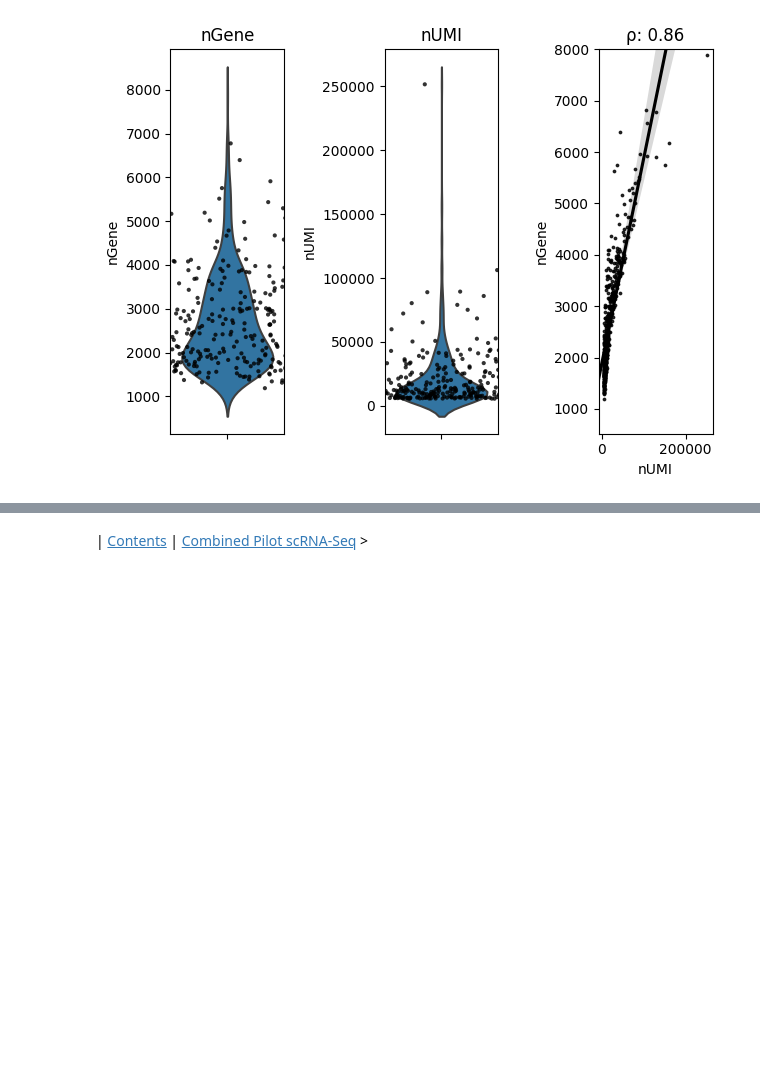
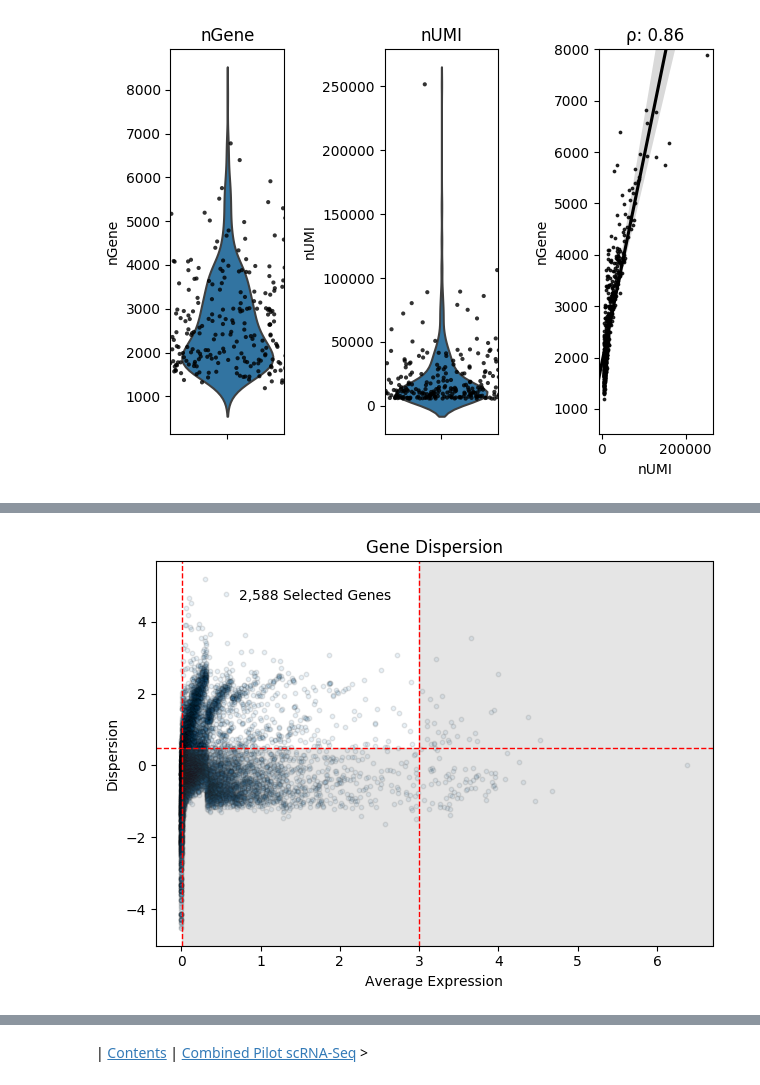
Before and after one commit to jfear/larval_gonad, a Jupyter notebook: docs/01.00-testis_pilot_scRNAseq_analysis.ipynb, the cells around one changed output, grey strips where cells are left out. Cells and saved outputs as stored; diff of their text form; code cells hidden in the pictures; blank space fills up the shorter version.

```diff
--- a/docs/01.00-testis_pilot_scRNAseq_analysis.ipynb
+++ b/docs/01.00-testis_pilot_scRNAseq_analysis.ipynb
@@ -375,0 +111,3 @@ print('yes')
+# %%
+%%R
+testis = FilterCells(object=testis, subset.names=c("nGene"), low.thresholds=c(200), high.thresholds=c(6000))
@@ -375,0 +161,52 @@ print('yes')
+# %%
+%%R -o dispersion
+### Detection of variable genes across the single cells
+testis = FindVariableGenes(object=testis, mean.function=ExpMean, dispersion.function=LogVMR, do.plot=FALSE,
+                           x.low.cutoff=0.01,
+                           x.high.cutoff=3,
+                           y.cutoff=0.5,
+                           y.high.cutoff=Inf
+                          )
+
+dispersion = as.data.frame(as.matrix(testis@hvg.info))
+
+write.table(dispersion,
+            file=file.path(OUTPUT, 'dispersion.tsv'),
+            quote=FALSE, sep="\t", row.names=TRUE, col.names=TRUE)
+# %%
+@make_figs(nbconfig.fig_name('gene_dispersion'))
+def plot_dispersion():
+    _x_low = 0.01
+    _x_high = 3
+    _y_low = 0.5
+
+    fig, ax = plt.subplots(1, 1)
+    ax.scatter(dispersion['gene.mean'], dispersion['gene.dispersion.scaled'],
+                s=10, alpha=.1, edgecolor='k')
+    ax.axvline(_x_low, ls='--', lw=1, color='r')
+    ax.axvline(_x_high, ls='--', lw=1, color='r')
+    ax.axhline(_y_low, ls='--', lw=1, color='r')
+
+    _x_min, _x_max = ax.get_xlim()
+    _y_min, _y_max = ax.get_ylim()
+
+    verts = [
+        [_x_low, _y_min],
+        [_x_low, _y_low],
+        [_x_high, _y_low],
+        [_x_high, _y_max],
+        [_x_max, _y_max],
+        [_x_max, _y_min],
+    ]
+    p1 = mpl.patches.Polygon(verts, color='grey', alpha=.2)
+    ax.add_patch(p1)
+    ax.set_title('Gene Dispersion')
+    ax.set_xlabel('Average Expression')
+    ax.set_ylabel('Dispersion')
+
+    _num = sum((_x_low < dispersion['gene.mean']) & (_x_high > dispersion['gene.mean']) & (_y_low < dispersion['gene.dispersion.scaled']))
+    ax.text(.15, .9, f'{_num:,} Selected Genes', transform=ax.transAxes)
+
+plot_dispersion()
+# %% [output]
+[figure, added]
```
Also changed, not shown: parts of 46 cells of this notebook, 2 other files.
